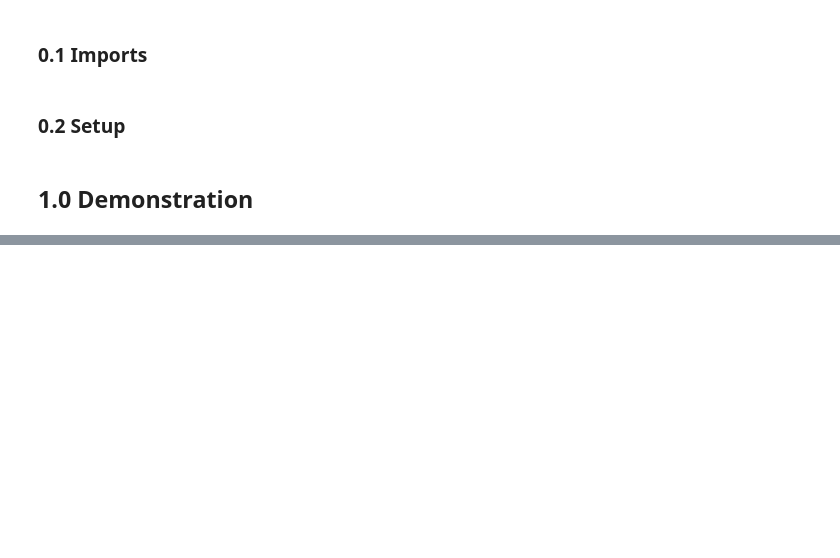
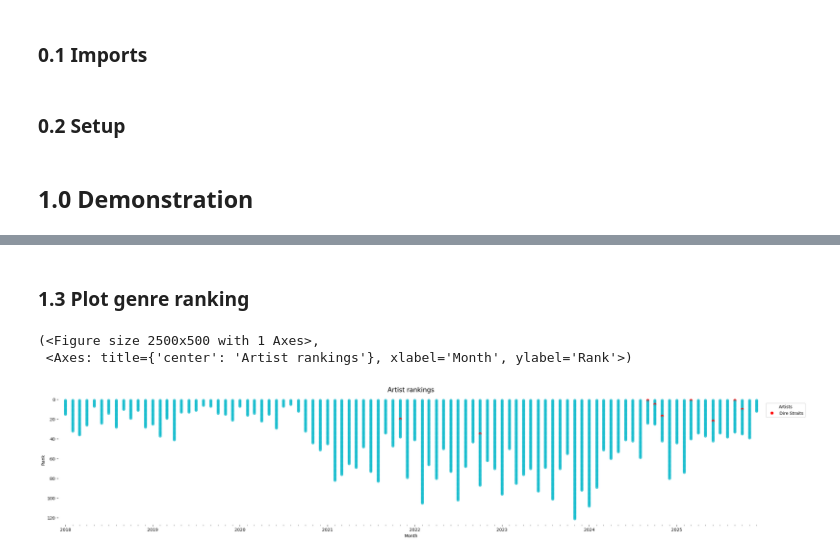
Before and after one commit to Hugo-Neely/spotify-project, a Jupyter notebook: demonstration.ipynb, the cells around one changed output, grey strips where cells are left out. Saved outputs shown, nothing was run; the diff lists cells and outputs as text; code cells hidden in the pictures; blank space fills up the shorter version.

```diff
--- a/demonstration.ipynb
+++ b/demonstration.ipynb
@@ -88,0 +156,8 @@ df_tracks
+# %% [markdown]
+### 1.3 Plot genre ranking
+# %%
+mpl.plot_artists_rank(highlight = 'Dire Straits')
+# %% [output]
+(<Figure size 2500x500 with 1 Axes>,
+ <Axes: title={'center': 'Artist rankings'}, xlabel='Month', ylabel='Rank'>)
+[figure, added]
```
Also changed, not shown: parts of 18 cells of this notebook.
